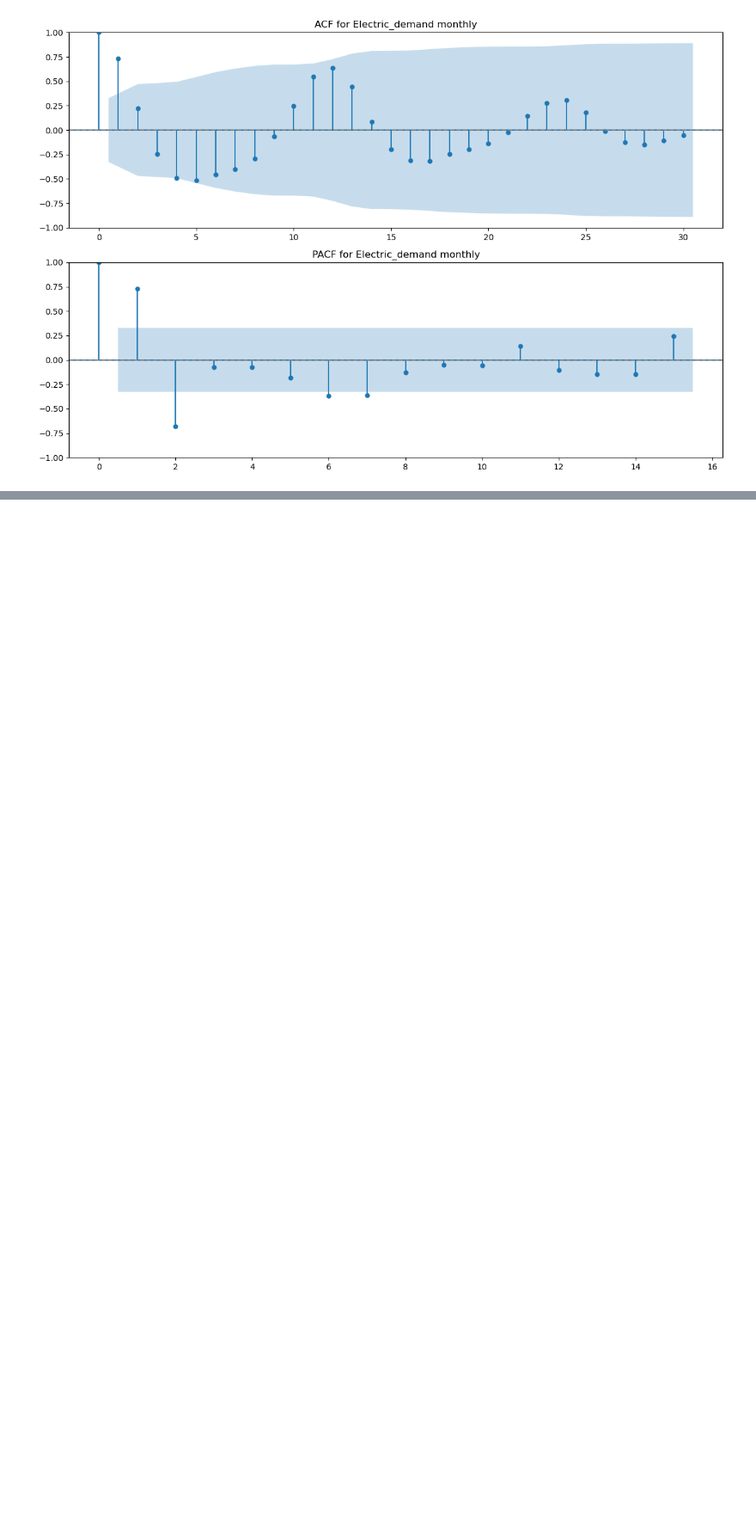
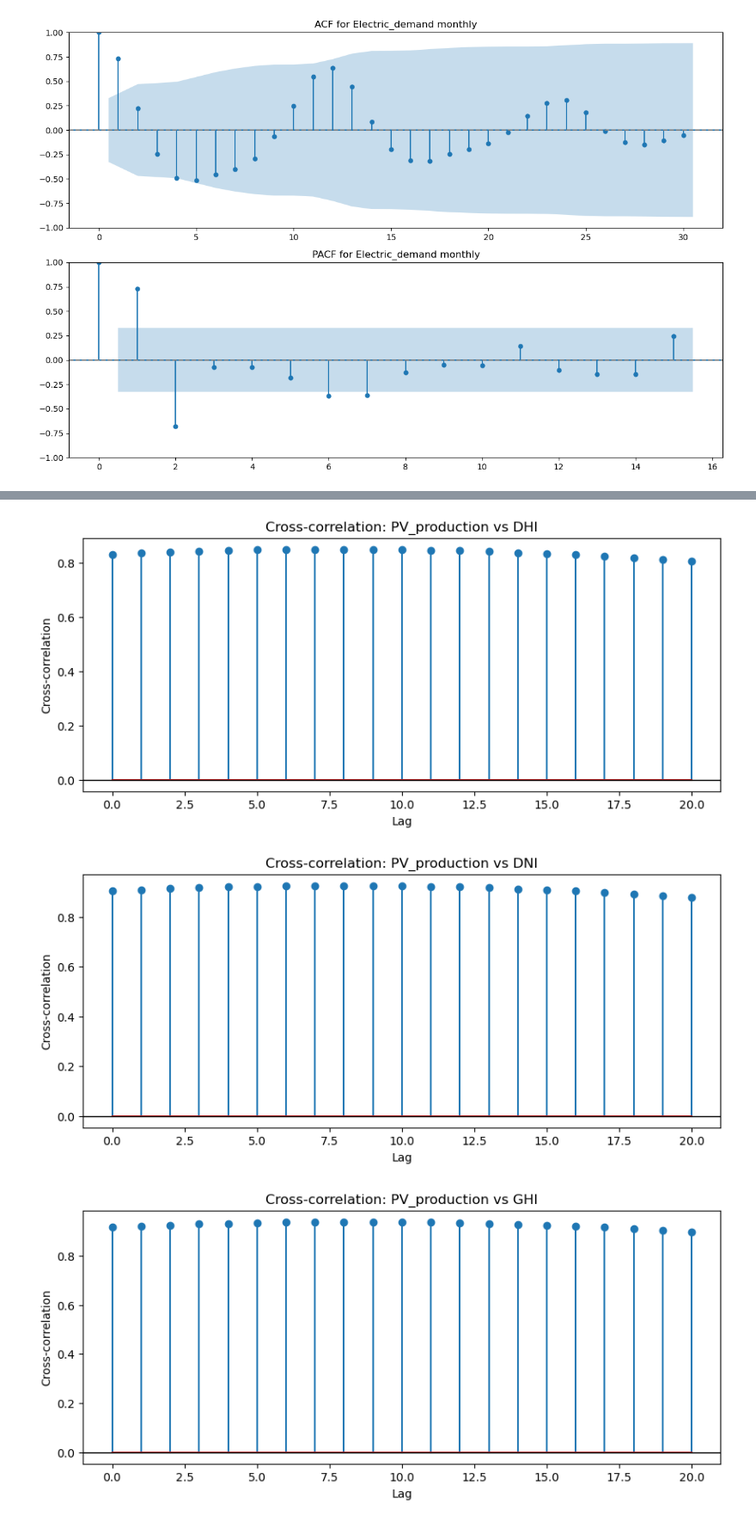
Before and after one commit to chandaluri786/Electricity-Demand-and-Generation-Forecast, a Jupyter notebook: EDA.ipynb, the cells around one changed output, grey strips where cells are left out. Shown at 86% size. Cells and saved outputs as stored; diff of their text form; code cells hidden in the pictures; blank space fills up the shorter version.

```diff
--- a/EDA.ipynb
+++ b/EDA.ipynb
@@ -36,6 +49,10 @@ df['Month'] = df.index.month
 df['Year'] = df.index.year
 df['Date'] = df.index.date
 
+# Removing negative values in energy production series
+df['PV_production'] = abs(df['PV_production'])
+df['Wind_production'] = abs(df['Wind_production'])
+
 # Combining the energy generated by both sources
 df['Energy_produced'] = df['PV_production'] + df['Wind_production']
 # %% [output]
@@ -328,0 +343,26 @@ for series in series_list:
+# %%
+max_lag = 20
+
+def cross_correlation(y, x, max_lag=20):
+    corr = ccf(y, x)
+    return corr[:max_lag+1]
+
+for prod in production_vars:
+    for weather in weather_vars:
+        y = df[prod]
+        x = df[weather]
+
+        corr_values = cross_correlation(y, x, max_lag=max_lag)
+        lags = np.arange(0, max_lag+1)
+
+        plt.figure(figsize=(10,4))
+        plt.stem(lags, corr_values)
+        plt.xlabel("Lag")
+        plt.ylabel("Cross-correlation")
+        plt.title(f"Cross-correlation: {prod} vs {weather}")
+        plt.axhline(0, color='black', linewidth=1)
+        plt.show()
+# %% [output]
+[figure, added]
+[figure, added]
+[figure, added]
```
Also changed, not shown: parts of 14 cells of this notebook, 1 other file.
